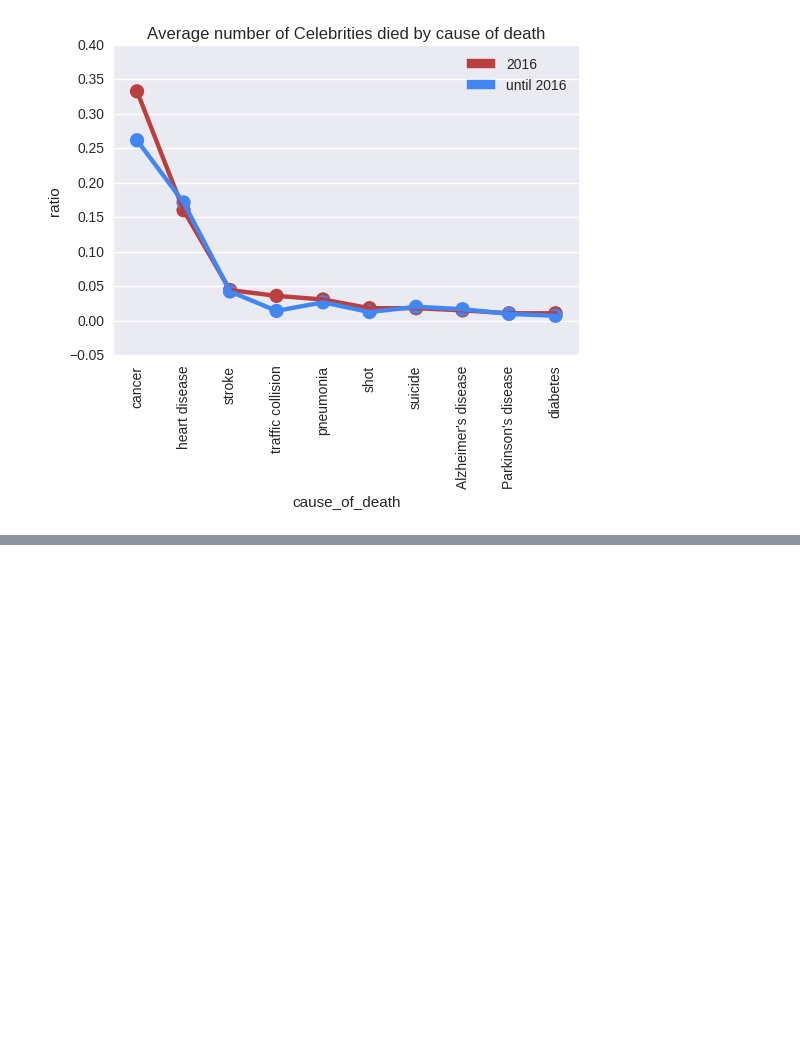
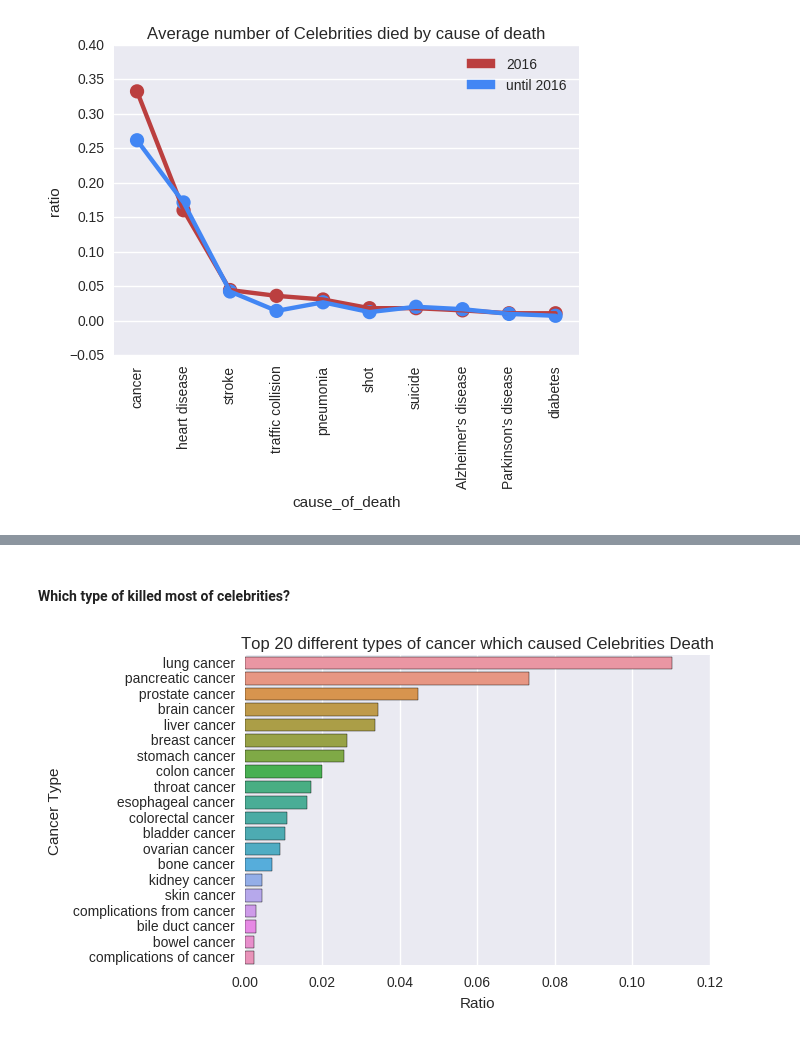
Before and after one commit to junaid238/data_analytics_using_pandas, a Jupyter notebook: celebrity_death_analysis.ipynb, the cells around one changed output, grey strips where cells are left out. Drawn from its saved outputs; the diff is of its cells as text; code cells hidden in the pictures; blank space fills up the shorter version.

```diff
--- a/celebrity_death_analysis.ipynb
+++ b/celebrity_death_analysis.ipynb
@@ -125,0 +140,23 @@ plt.title("Average number of Celebrities died by cause of death")
+# %% [markdown]
+#### Which type of killed most of celebrities?
+# %%
+
+death_2016.head()
+death2 = death.copy()
+death2['cause_of_death'].fillna('unknown', inplace=True)
+
+death_by_cancer =  death2[death2.cause_of_death.str.contains('cancer')].groupby('cause_of_death')['name'].count().reset_index()
+death_by_cancer = death_by_cancer.rename(columns={'name':'count'})[['cause_of_death', 'count']]
+death_by_cancer = death_by_cancer.sort_values(by='count', ascending=False)
+total_cancer_death = death_by_cancer['count'].sum()
+death_by_cancer['ratio'] = death_by_cancer.apply(lambda x: x['count']/total_cancer_death, axis=1)
+death_by_cancer = death_by_cancer.iloc[1:]
+#death_2016 = death_all[death_all.death_year == 2016]
+
+plt.figure(figsize=(6, 4))
+ax = sns.barplot(x='ratio', y='cause_of_death', data=death_by_cancer.head(20))
+ax.set(xlabel='Ratio', ylabel='Cancer Type' )
+plt.title("Top 20 different types of cancer which caused Celebrities Death")
+plt.show()
+# %% [output]
+[figure, added]
```
Also changed, not shown: parts of 16 cells of this notebook.
